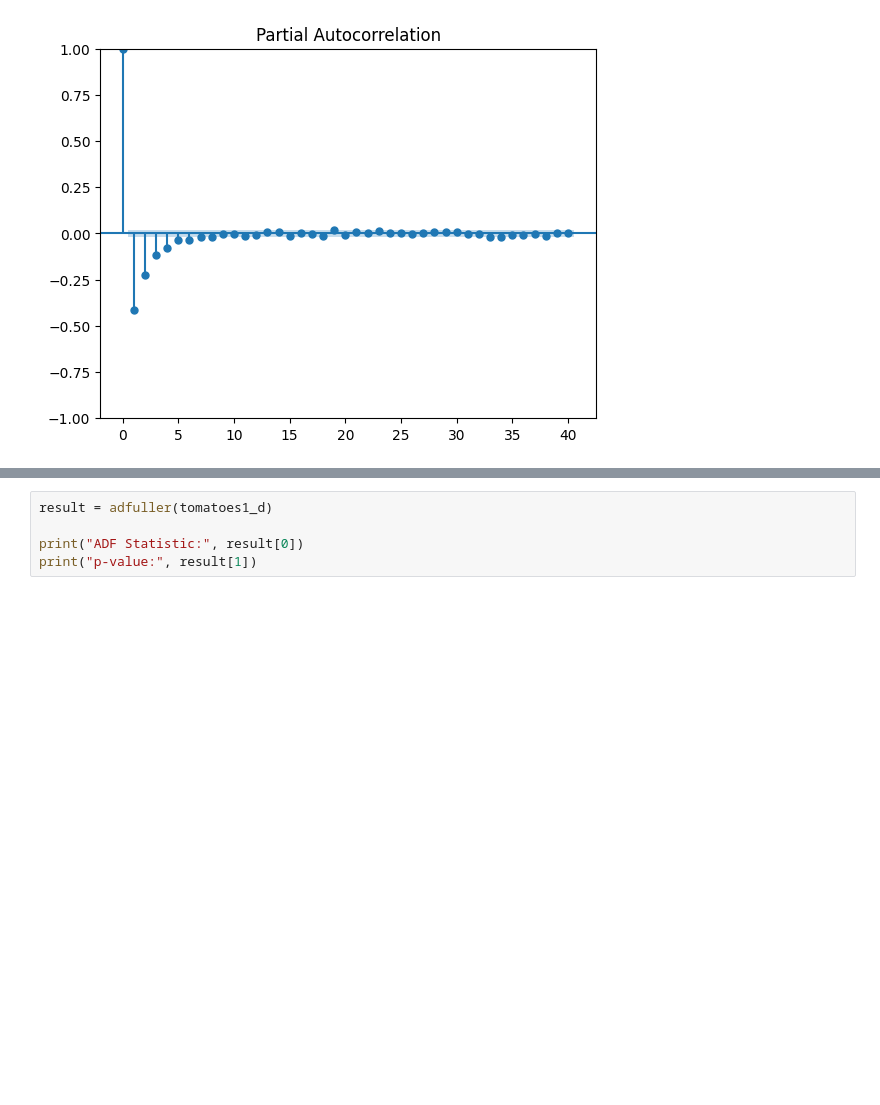
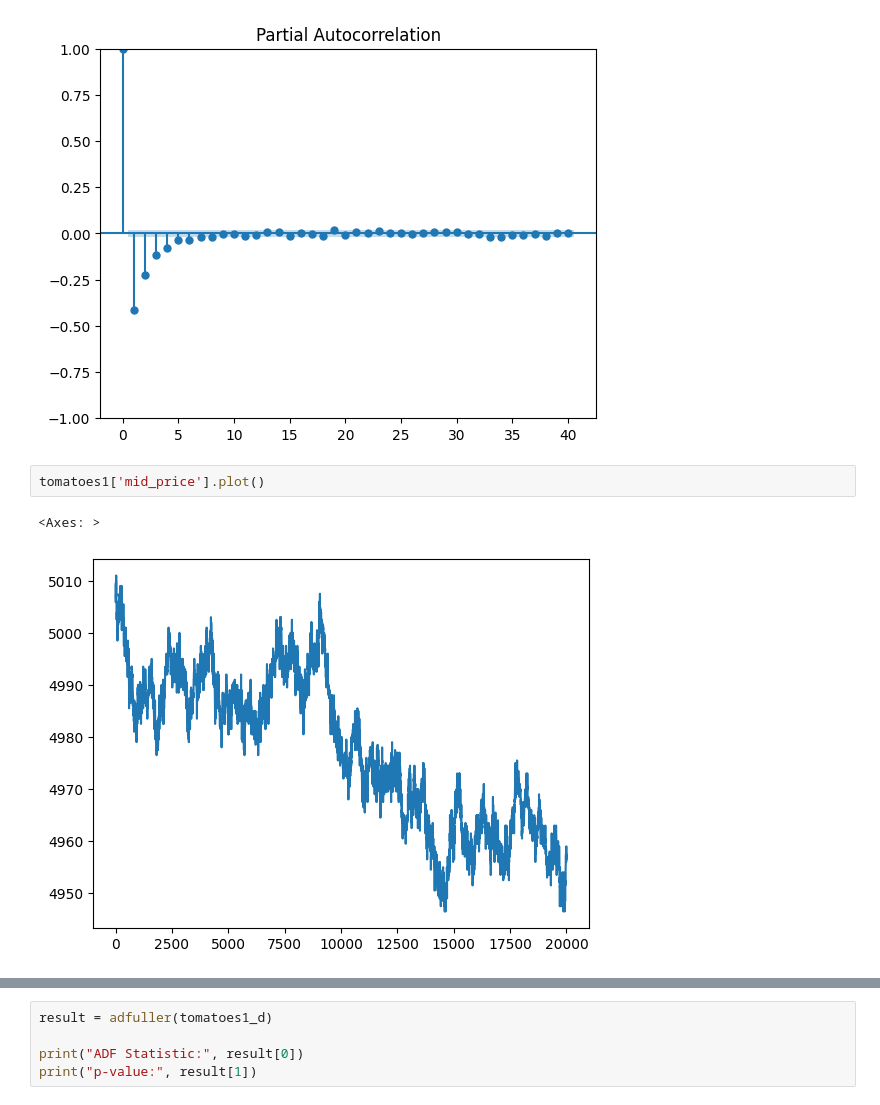
Before and after one commit to Sudhanva420/imc-prosperity-4, a Jupyter notebook: Codes/Notebooks/tomatoes_analysis.ipynb, the cells around one changed output, grey strips where cells are left out. Drawn from its saved outputs; the diff is of its cells as text; blank space fills up the shorter version.

Commit message:
More analysis of TOMATOES and MM strat for TOMATOES

```diff
--- a/Codes/Notebooks/tomatoes_analysis.ipynb
+++ b/Codes/Notebooks/tomatoes_analysis.ipynb
@@ -114,3 +114,8 @@ plt.show()
 # %% [output]
 [figure]
 [figure]
+# %%
+tomatoes1['mid_price'].plot()
+# %% [output]
+<Axes: >
+[figure, added]
```
Also changed, not shown: parts of 12 cells of this notebook, 1 other file.
